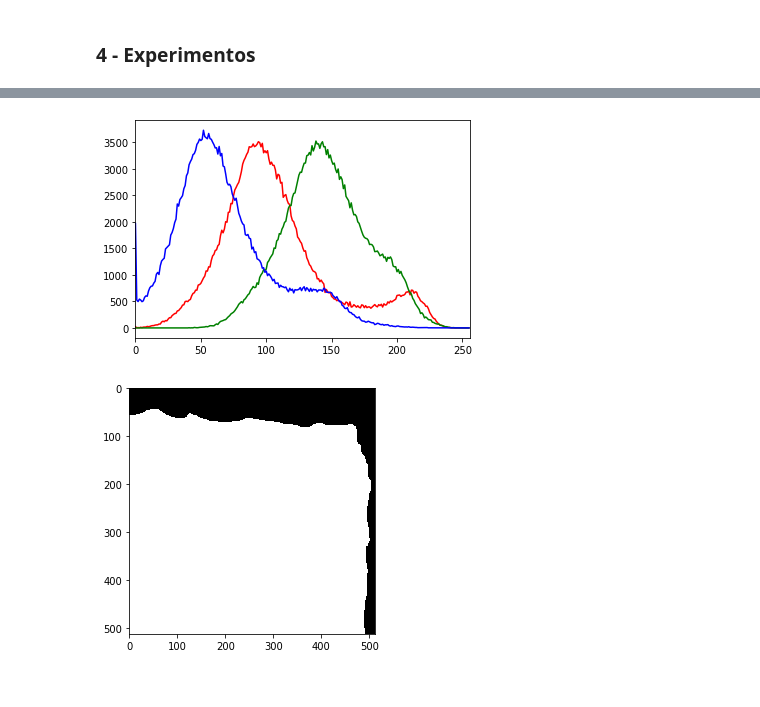
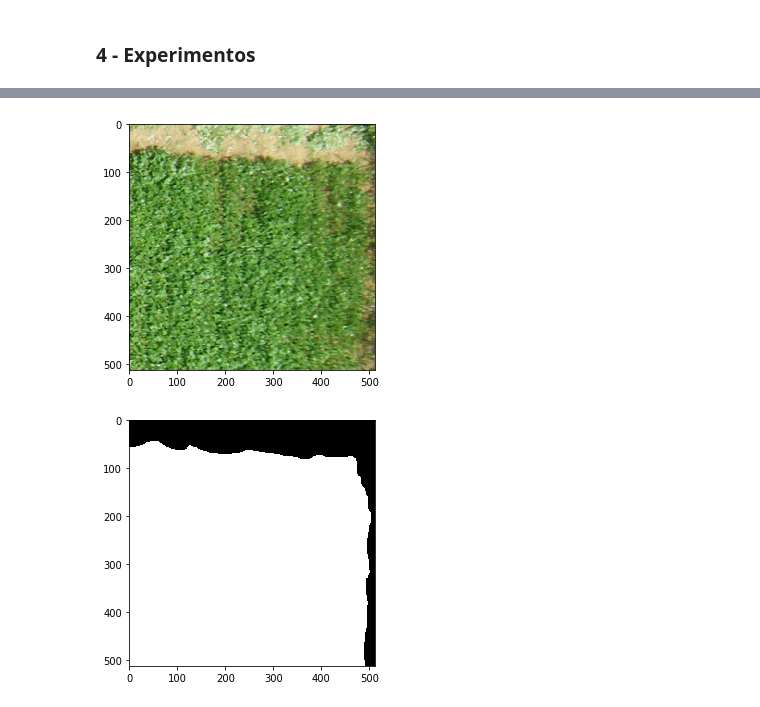
Before and after one commit to rodolfoarruda/MachineLearning, a Jupyter notebook: Pratica_ProcImg_v2.ipynb, the cells around one changed output, grey strips where cells are left out. Drawn from its saved outputs; the diff is of its cells as text; code cells hidden in the pictures.

```diff
--- a/Pratica_ProcImg_v2.ipynb
+++ b/Pratica_ProcImg_v2.ipynb
@@ -201,13 +197,7 @@ imshow(gray);
-# %%
-img = train[2]
-color = ('r','g','b')
-for i,col in enumerate(color):
-    histr = cv2.calcHist([img],[i],None,[256],[0,256])
-    plt.plot(histr,color = col)
-    plt.xlim([0,256])
-plt.show()
-# %% [output]
-[figure, removed]
+# %%
+imshow(train[2]);
+# %% [output]
+[figure, added]
 # %%
 imshow(train_rot[2]);
 # %% [output]
```
Also changed, not shown: parts of 4 cells of this notebook.
